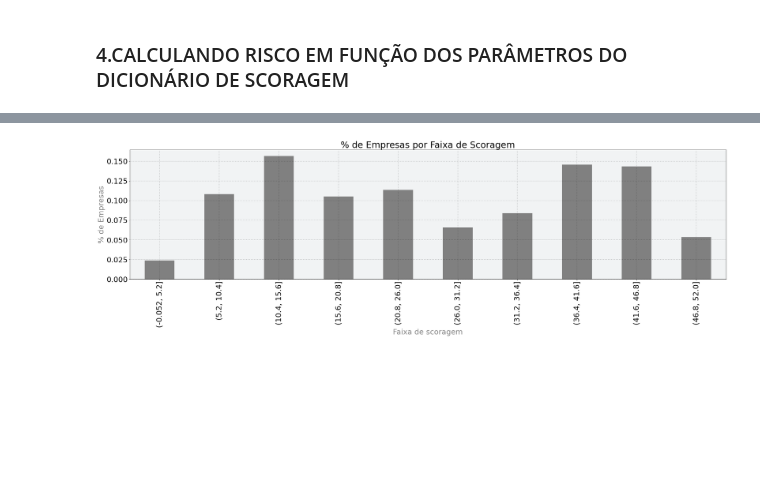
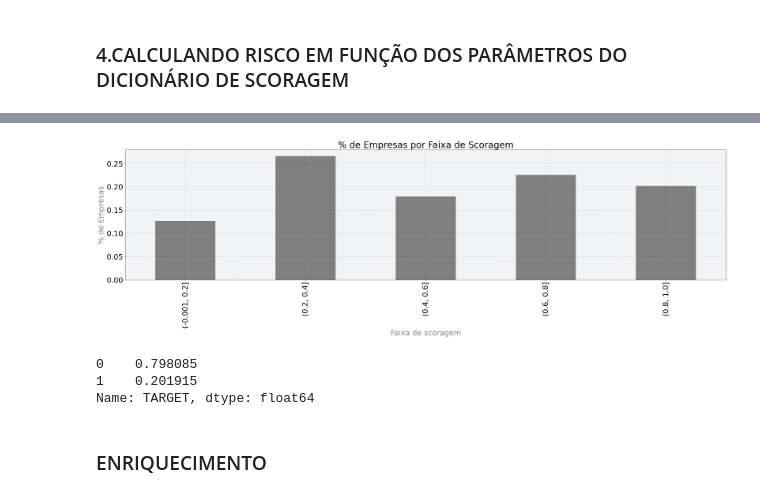
Before and after one commit to lnard81/StepCreditoInadimplencia, a Jupyter notebook: notebooks/00-step-credito-inadimplencia.ipynb, the cells around one changed output, grey strips where cells are left out. Saved outputs shown, nothing was run; the diff lists cells and outputs as text; code cells hidden in the pictures; blank space fills up the shorter version.

```diff
--- a/notebooks/00-step-credito-inadimplencia.ipynb
+++ b/notebooks/00-step-credito-inadimplencia.ipynb
@@ -275,7 +287,6 @@ dic_features_score={
     'lucro_por_funcionario': {-622: 0, -200: 2, 201: 4, 628: 6, 999999: 8},
     'rentabilidade_ativo': {-0.12490: 0, -0.04010: 3, 0.04020: 6, 0.12524: 9, 999999: 12},
     'rentabilidade_patrimonio_liquido': {-0.1248: 0, -0.0407: 3, 0.0399: 6, 0.1246: 9, 999999: 12},
-    'atividade_essencial': {1:0, 999999: 5},
     'indicador_crescimento_lucro': {1: 0, 999999: 5}
 }
 
@@ -294,9 +305,15 @@ def calcularScore(df, features):
 # %%
 # Quanto maior o score da empresa, maior as condições economico financeiras para honrar a dívida
 variaveis=dic_features_score.keys()
-df['risco']=df.apply(lambda x: calcularScore(x, variaveis), axis=1)
+df2=df.copy()
+df2=df2[(df2['codigo_natureza_juridica']>2011) & (df2['codigo_natureza_juridica']<3034)]
+df2['risco']=df2.apply(lambda x: calcularScore(x, variaveis), axis=1)
+scaler = MinMaxScaler()
+scaler.fit(df2[['risco']])
+df2['risco'] = scaler.transform(df2[['risco']])
+df2['TARGET']=df2['risco'].apply(lambda x: 1 if x>=0.8 else 0)
 # %%
-out=pd.cut(df['risco'], bins=10).value_counts(sort=False)
+out=pd.cut(df2['risco'], bins=5).value_counts(sort=False)
 out=out/out.sum()
 ax = out.plot.bar(rot=90, color='gray',figsize=(36,8))
 ax.set_facecolor("#F1F3F4")
@@ -314 +331,9 @@ out.reset_index().T
-[figure, old version]
+[figure, new version]
+# %%
+df2['TARGET'].value_counts(normalize=True)
+# %% [output]
+0    0.798085
+1    0.201915
+Name: TARGET, dtype: float64
+# %% [markdown]
+### ENRIQUECIMENTO
```
Also changed, not shown: parts of 6 cells of this notebook.
